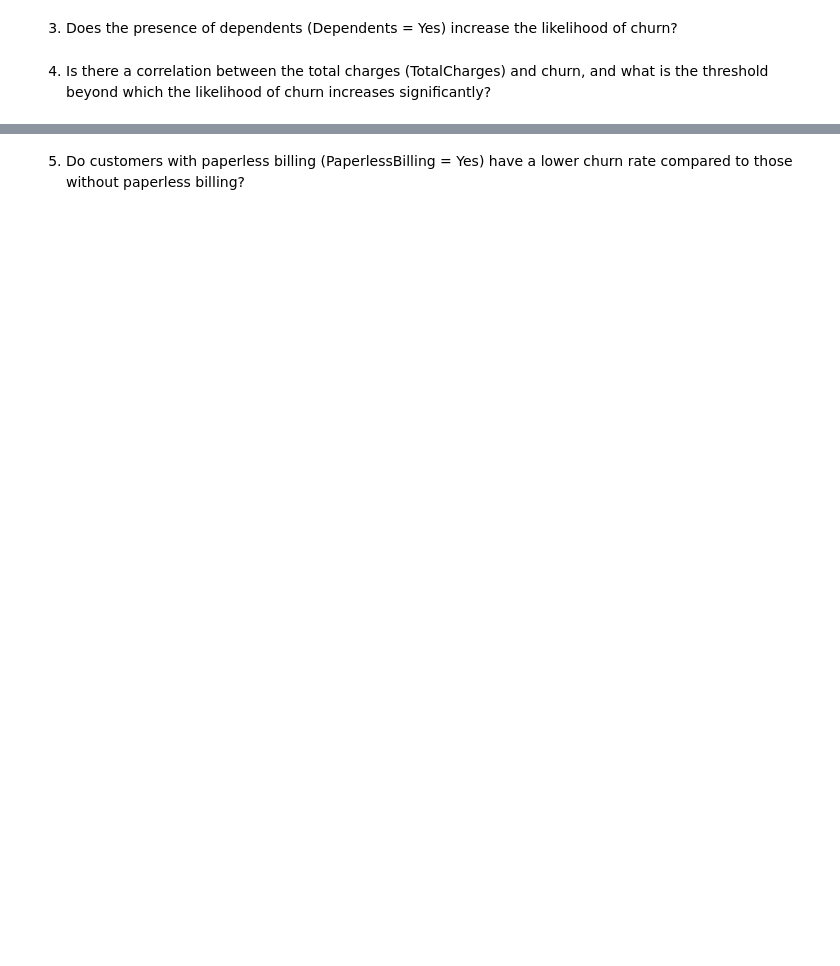
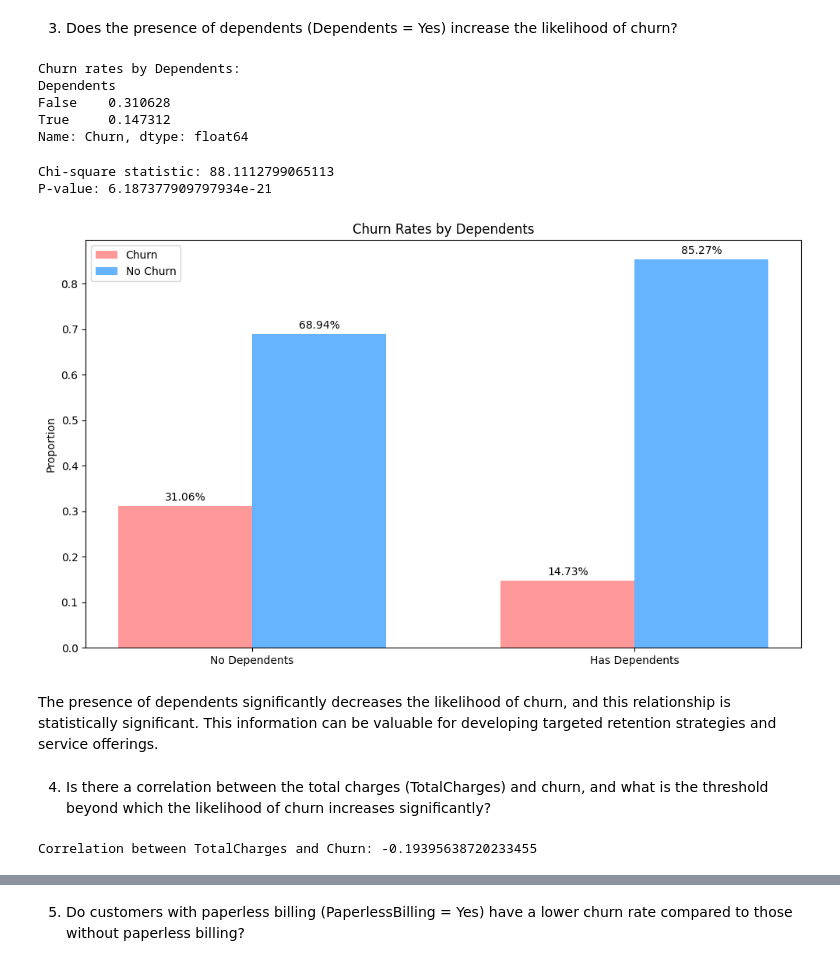
Before and after one commit to Ogoms/Customer-Churn-Prediction, a Jupyter notebook: Notebook/main.ipynb, the cells around one changed output, grey strips where cells are left out. Drawn from its saved outputs; the diff is of its cells as text; code cells hidden in the pictures; blank space fills up the shorter version.

```diff
--- a/Notebook/main.ipynb
+++ b/Notebook/main.ipynb
@@ -626,2 +689,13 @@ This analysis provides a clear understanding of how phone service status relates
 # %% [markdown]
 3. Does the presence of dependents (Dependents = Yes) increase the likelihood of churn?
+# %%
+# Calculate churn rates
+churn_rates_dependents = train_data.groupby('Dependents')['Churn'].mean()
+print("Churn rates by Dependents:")
+print(churn_rates_dependents)
+# %% [output]
+Churn rates by Dependents:
+Dependents
+False    0.310628
+True     0.147312
+Name: Churn, dtype: float64
@@ -628,2 +707,61 @@ This analysis provides a clear understanding of how phone service status relates
+# %%
+# Perform chi-square test
+chi2, p_value, dof, expected = chi2_contingency(contingency_table)
+print(f"\nChi-square statistic: {chi2}")
+print(f"P-value: {p_value}")
+# %% [output]
+Chi-square statistic: 88.1112799065113
+P-value: 6.187377909797934e-21
+# %%
+#Visualize the results
+
+dependents = ['No Dependents', 'Has Dependents']
+churn = churn_rates_dependents.values
+no_churn = 1 - churn
+
+x = np.arange(len(dependents))  # the label locations
+width = 0.35  # the width of the bars
+
+fig, ax = plt.subplots(figsize=(10, 6))
+rects1 = ax.bar(x - width/2, churn, width, label='Churn', color='#ff9999')
+rects2 = ax.bar(x + width/2, no_churn, width, label='No Churn', color='#66b3ff')
+
+
+ax.set_ylabel('Proportion')
+ax.set_title('Churn Rates by Dependents')
+ax.set_xticks(x)
+ax.set_xticklabels(dependents)
+ax.legend()
+
+# Add value labels on the bars
+def autolabel(rects):
+    for rect in rects:
+        height = rect.get_height()
+        ax.annotate(f'{height:.2%}',
+                    xy=(rect.get_x() + rect.get_width() / 2, height),
+                    xytext=(0, 3),  # 3 points vertical offset
+                    textcoords="offset points",
+                    ha='center', va='bottom')
+
+autolabel(rects1)
+autolabel(rects2)
+
+fig.tight_layout()
+
+plt.show()
+# %% [output]
+[figure, added]
+# %% [markdown]
+The presence of dependents significantly decreases the likelihood of churn, and this relationship is statistically significant. This information can be valuable for developing targeted retention strategies and service offerings.
 # %% [markdown]
 4. Is there a correlation between the total charges (TotalCharges) and churn, and what is the threshold beyond which the likelihood of churn increases significantly?
+# %%
+# Calculate the correlation between TotalCharges and Churn
+
+train_data['Churn'] = train_data['Churn'].map({False: 0, True: 1})
+
+# Calculate the correlation
+correlation = train_data['TotalCharges'].corr(train_data['Churn'])
+print(f"Correlation between TotalCharges and Churn: {correlation}")
+# %% [output]
+Correlation between TotalCharges and Churn: -0.19395638720233455
```
Also changed, not shown: parts of 36 cells of this notebook, 1 other file.
